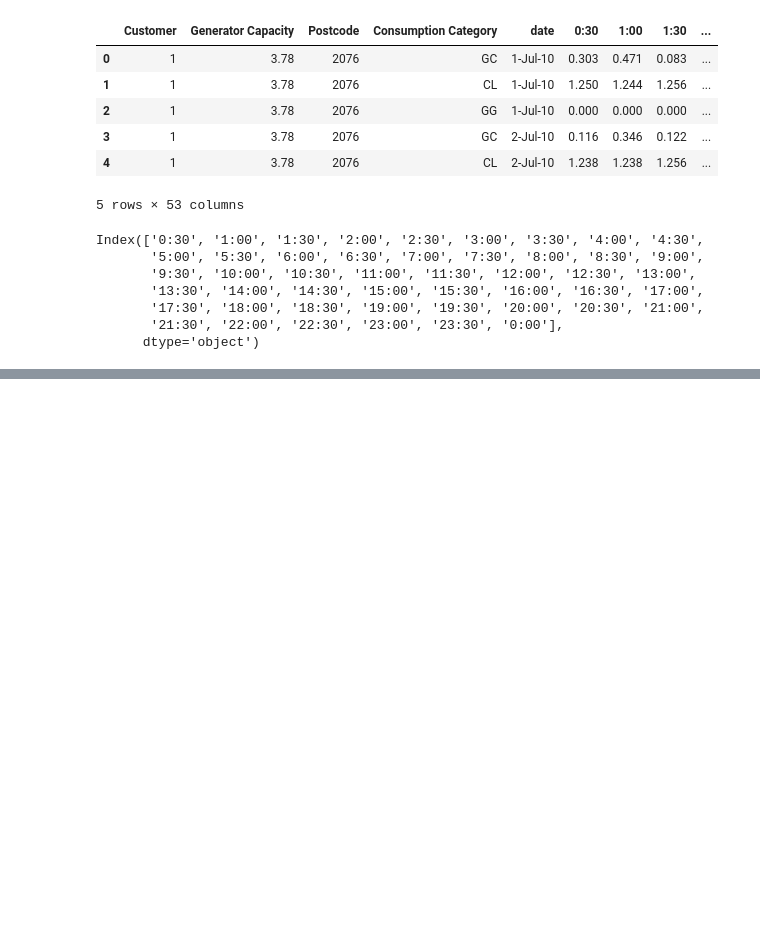
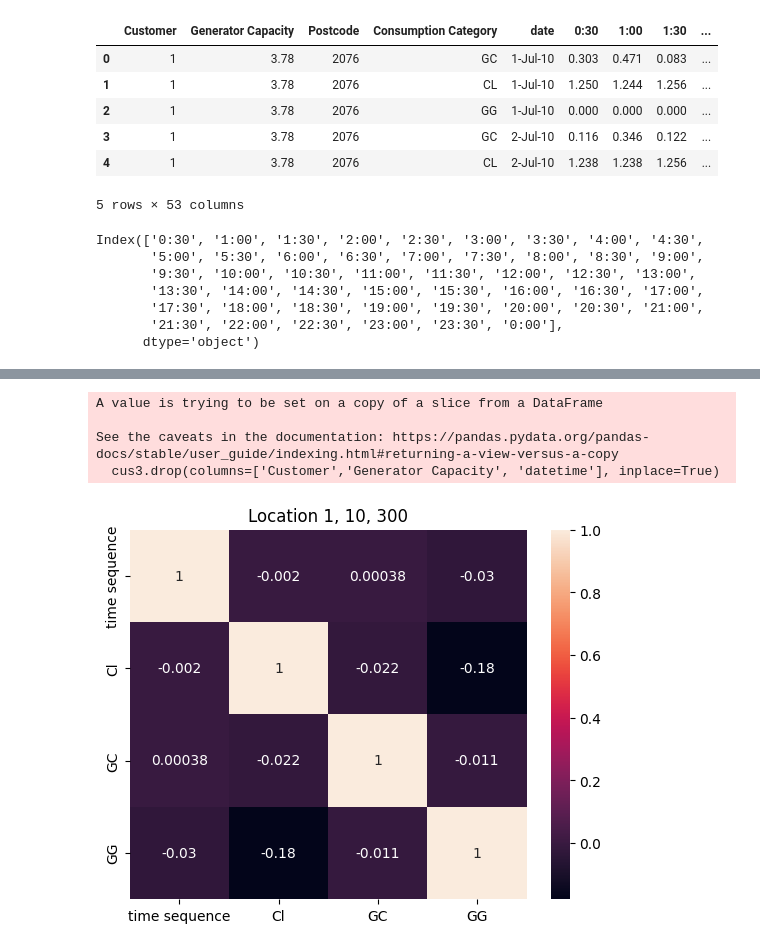
Before and after one commit to samfallahian/sdv-gan, a Jupyter notebook: wind_data.ipynb, the cells around one changed output, grey strips where cells are left out. Saved outputs shown, nothing was run; the diff lists cells and outputs as text; code cells hidden in the pictures; blank space fills up the shorter version.

```diff
--- a/wind_data.ipynb
+++ b/wind_data.ipynb
@@ -57,0 +178,26 @@ melted_df
+# %%
+cus3.columns=['time sequence','Cl','GC','GG']
+# %%
+cus3.drop(columns=['Customer','Generator Capacity', 'datetime'], inplace=True)
+# %% [output]
+A value is trying to be set on a copy of a slice from a DataFrame
+
+See the caveats in the documentation: https://pandas.pydata.org/pandas-docs/stable/user_guide/indexing.html#returning-a-view-versus-a-copy
+  cus3.drop(columns=['Customer','Generator Capacity', 'datetime'], inplace=True)
+# %%
+# Compute the correlation matrix
+corr_matrix = cus3.corr()
+
+# Create a heatmap of the correlation matrix
+sns.heatmap(corr_matrix, annot=True)
+
+# 1 -> lat=-33.7085861, long=151.1228434
+# 10 -> lat=-33.2075583, long=151.5428026
+# 300 -> lat=-33.7473073, long=151.2248157
+# Set the title of the plot
+plt.title('Location 1, 10, 300')
+plt.savefig('Correlation-300.png', dpi=300)
+# Show the plot
+plt.show()
+# %% [output]
+[figure, added]
```
Also changed, not shown: parts of 24 cells of this notebook, 12 other files.
